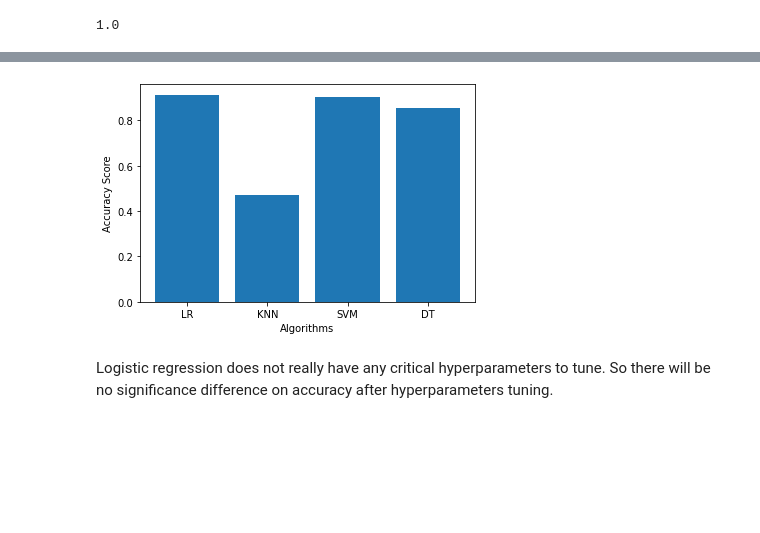
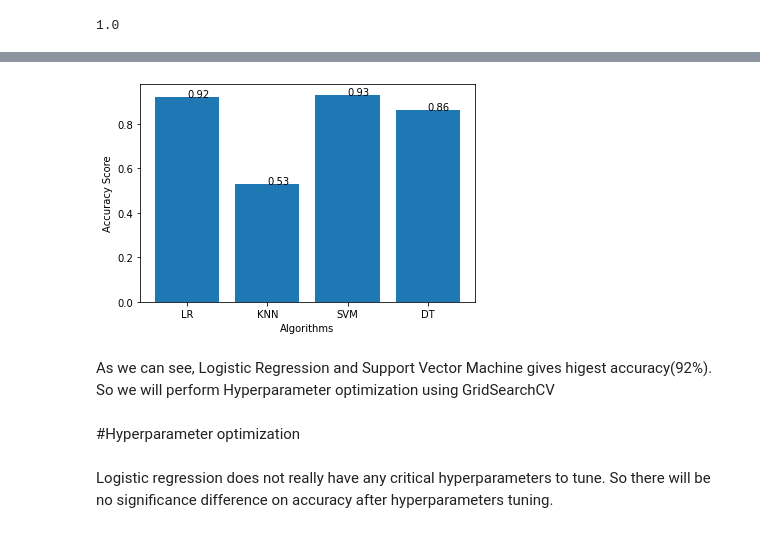
Before and after one commit to meetdelvadiya/Mobile-Price-Range-Prediction, a Jupyter notebook: Mobile_Price_Range_Prediction_Meet_Delvadiya.ipynb, the cells around one changed output, grey strips where cells are left out. Cells and saved outputs as stored; diff of their text form; code cells hidden in the pictures; blank space fills up the shorter version.

```diff
--- a/Mobile_Price_Range_Prediction_Meet_Delvadiya.ipynb
+++ b/Mobile_Price_Range_Prediction_Meet_Delvadiya.ipynb
@@ -556,5 +583,5 @@ classifierKNN.score(X_train,y_train)
 # %%
 #Test Accuracy
-classifierKNN=accuracy_score(y_test, y_predKNN)
-classifierKNN
+KNN_score=accuracy_score(y_test, y_predKNN)
+KNN_score
 # %% [output]
@@ -563,7 +619,7 @@ classifierKNN
 #3) Support Vector Machine
 # %%
 from sklearn.svm import SVC
-classifierSVC = SVC(kernel = 'linear' , random_state = 0)
+classifierSVC = SVC(kernel = 'linear' , random_state = 0,probability=True)
 classifierSVC.fit(X_train , y_train)
 # %% [output]
 SVC(C=1.0, break_ties=False, cache_size=200, class_weight=None, coef0=0.0,
@@ -625,5 +681,5 @@ classifierSVC.score(X_train,y_train)
 # %%
 #Test Accuracy
-classifierSVC=accuracy_score(y_test, y_predSVC)
-classifierSVC
+SVC_score=accuracy_score(y_test, y_predSVC)
+SVC_score
 # %% [output]
@@ -695,6 +780,6 @@ classifierDT.score(X_train,y_train)
 1.0
 # %%
 #Test Accuracy
-classifierDT=accuracy_score(y_test, y_predDT)
-classifierDT
+DT_score=accuracy_score(y_test, y_predDT)
+DT_score
 # %% [output]
@@ -702,12 +816,26 @@ classifierDT
 # %%
-#plotting bar graph of all model's accuracy.
+#Plotting all model accuracy using bar chart
 
-plt.bar(x=['LR','KNN','SVM','DT'],height=[classifierLR,classifierKNN,classifierSVC,classifierDT])
+import matplotlib.pyplot as plt
+x=['LR','KNN','SVM','DT']
+height=[LR_score,KNN_score,SVC_score,DT_score]
+acc =  [round(x,2) for x in height]
+
+plt.bar(x,acc)
+
 plt.xlabel("Algorithms")
 plt.ylabel("Accuracy Score")
+
+for value, index in enumerate(acc):
+    plt.text(value, index, str(acc[value]))
 plt.show()
 # %% [output]
-[figure, old version]
+[figure, new version]
+# %% [markdown]
+As we can see, Logistic Regression and Support Vector Machine gives higest accuracy(92%).
+So we will perform Hyperparameter optimization using GridSearchCV
+# %% [markdown]
+#Hyperparameter optimization
 # %% [markdown]
 Logistic regression does not really have any critical hyperparameters to tune. So there will be no significance difference on accuracy after hyperparameters tuning.
 # %%
```
Also changed, not shown: parts of 53 cells of this notebook.
